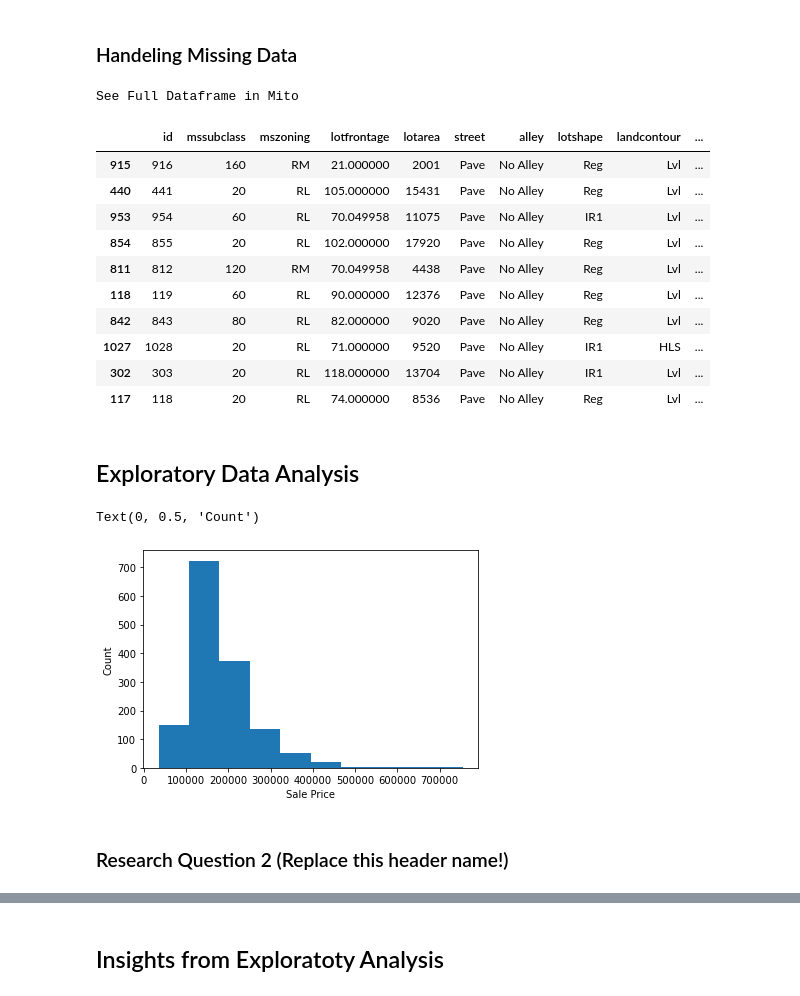
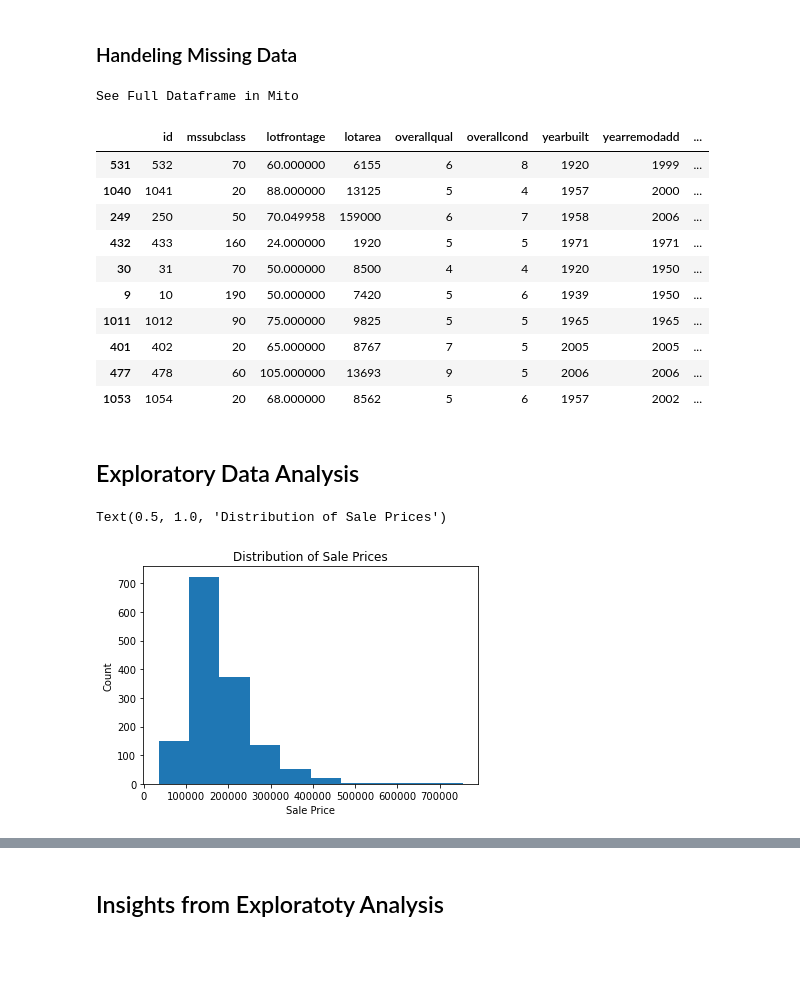
Before and after one commit to manlikesolomon/HousePricePrediction, a Jupyter notebook: HousePricePrediction.ipynb, the cells around one changed output, grey strips where cells are left out. Cells and saved outputs as stored; diff of their text form; code cells hidden in the pictures; blank space fills up the shorter version.

```diff
--- a/HousePricePrediction.ipynb
+++ b/HousePricePrediction.ipynb
@@ -159,18 +163,18 @@ df_test['lotfrontage'].fillna(test_mean,inplace=True)
 # %%
 # inspecting our train data for other inconsistencies
-df_train.sample(10)
+df_enc.sample(10)
 # %% [output]
 See Full Dataframe in Mito
-|  | id | mssubclass | mszoning | lotfrontage | lotarea | street | alley | lotshape | landcontour | ... |
-| 915 | 916 | 160 | RM | 21.000000 | 2001 | Pave | No Alley | Reg | Lvl | ... |
-| 440 | 441 | 20 | RL | 105.000000 | 15431 | Pave | No Alley | Reg | Lvl | ... |
-| 953 | 954 | 60 | RL | 70.049958 | 11075 | Pave | No Alley | IR1 | Lvl | ... |
-| 854 | 855 | 20 | RL | 102.000000 | 17920 | Pave | No Alley | Reg | Lvl | ... |
-| 811 | 812 | 120 | RM | 70.049958 | 4438 | Pave | No Alley | Reg | Lvl | ... |
-| 118 | 119 | 60 | RL | 90.000000 | 12376 | Pave | No Alley | Reg | Lvl | ... |
-| 842 | 843 | 80 | RL | 82.000000 | 9020 | Pave | No Alley | Reg | Lvl | ... |
-| 1027 | 1028 | 20 | RL | 71.000000 | 9520 | Pave | No Alley | IR1 | HLS | ... |
-| 302 | 303 | 20 | RL | 118.000000 | 13704 | Pave | No Alley | IR1 | Lvl | ... |
-| 117 | 118 | 20 | RL | 74.000000 | 8536 | Pave | No Alley | Reg | Lvl | ... |
+|  | id | mssubclass | lotfrontage | lotarea | overallqual | overallcond | yearbuilt | yearremodadd | ... |
+| 531 | 532 | 70 | 60.000000 | 6155 | 6 | 8 | 1920 | 1999 | ... |
+| 1040 | 1041 | 20 | 88.000000 | 13125 | 5 | 4 | 1957 | 2000 | ... |
+| 249 | 250 | 50 | 70.049958 | 159000 | 6 | 7 | 1958 | 2006 | ... |
+| 432 | 433 | 160 | 24.000000 | 1920 | 5 | 5 | 1971 | 1971 | ... |
+| 30 | 31 | 70 | 50.000000 | 8500 | 4 | 4 | 1920 | 1950 | ... |
+| 9 | 10 | 190 | 50.000000 | 7420 | 5 | 6 | 1939 | 1950 | ... |
+| 1011 | 1012 | 90 | 75.000000 | 9825 | 5 | 5 | 1965 | 1965 | ... |
+| 401 | 402 | 20 | 65.000000 | 8767 | 7 | 5 | 2005 | 2005 | ... |
+| 477 | 478 | 60 | 105.000000 | 13693 | 9 | 5 | 2006 | 2006 | ... |
+| 1053 | 1054 | 20 | 68.000000 | 8562 | 5 | 6 | 1957 | 2002 | ... |
 # %% [markdown]
 ## Exploratory Data Analysis
@@ -177,10 +184,9 @@ See Full Dataframe in Mito
 # %%
-# cheching for the distibution of our target variable
+# checking for the distibution of our target variable
 plt.hist('saleprice',data=df_train)
 plt.xlabel('Sale Price')
 plt.ylabel('Count')
+plt.title('Distribution of Sale Prices')
 # %% [output]
-Text(0, 0.5, 'Count')
+Text(0.5, 1.0, 'Distribution of Sale Prices')
-[figure, old version]
+[figure, new version]
-# %% [markdown]
-### Research Question 2  (Replace this header name!)
```
Also changed, not shown: parts of 24 cells of this notebook.
